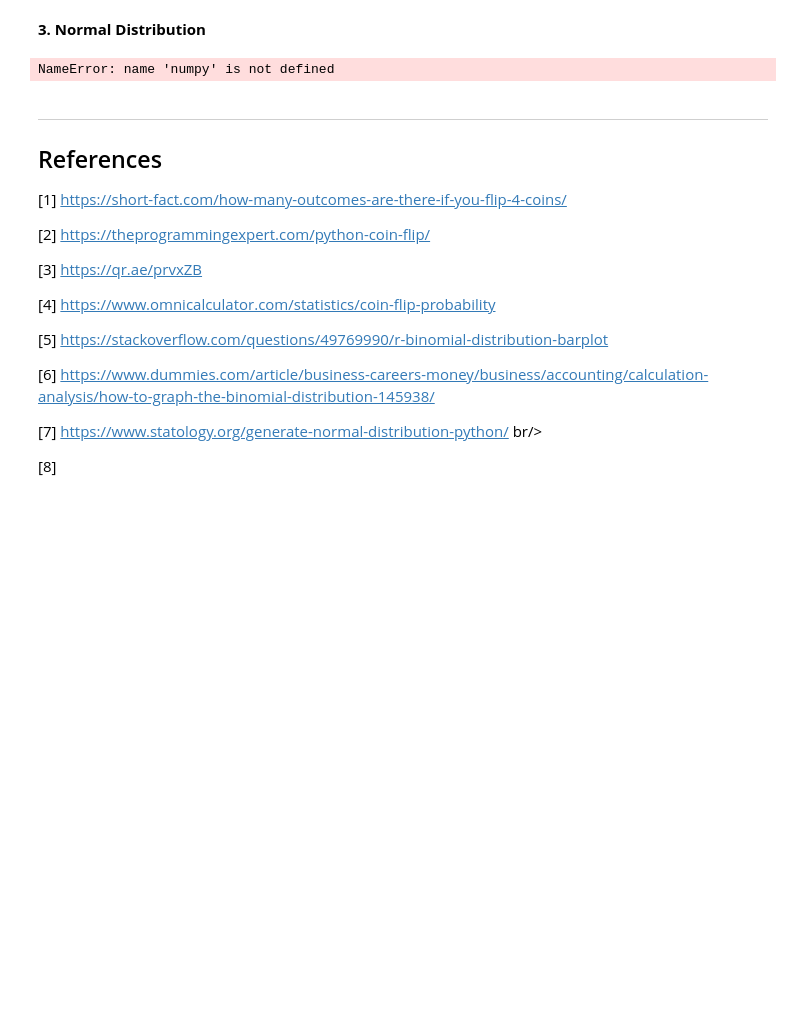
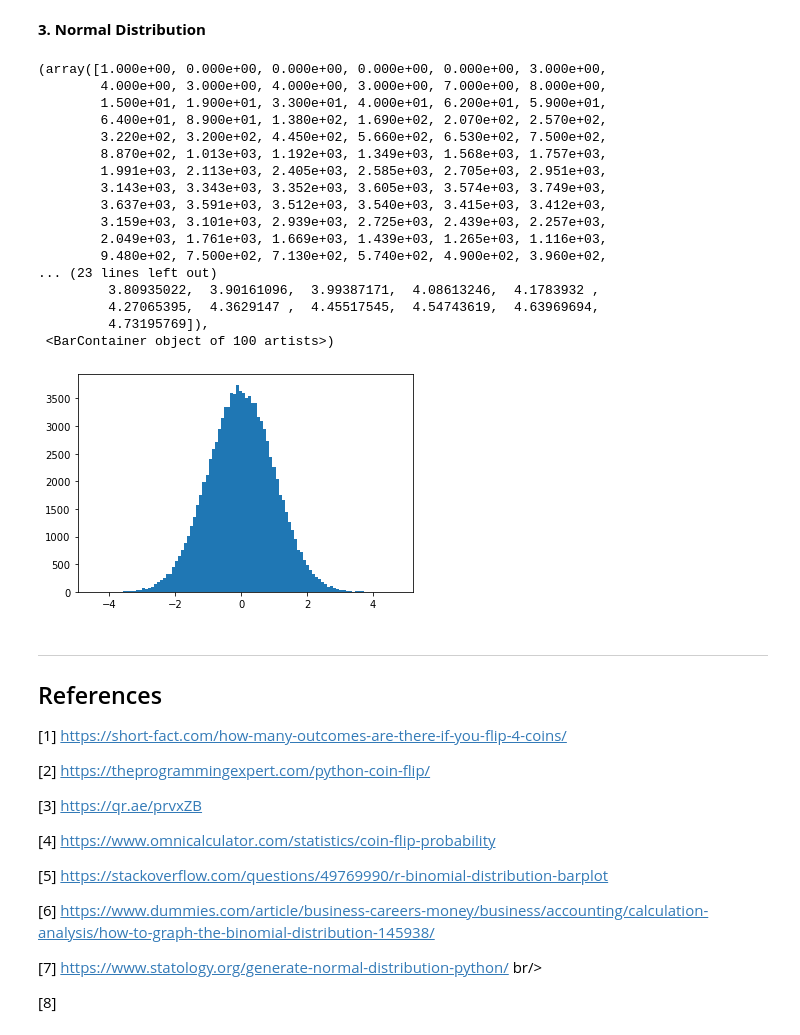
Before and after one commit to JTohall/Fundamentals_of_DataAnalysis, a Jupyter notebook: Practicals/2. Randomness.ipynb, the cells around one changed output. Drawn from its saved outputs; the diff is of its cells as text; code cells hidden in the pictures; blank space fills up the shorter version.

```diff
--- a/Practicals/2. Randomness.ipynb
+++ b/Practicals/2. Randomness.ipynb
@@ -126,9 +184,33 @@ import matplotlib.pyplot as plt
 # %% [markdown]
 **3. Normal Distribution**
 # %%
-numpy.random.normal(loc=0.0, scale=1.0, size=None)
+
+rng = np.random.default_rng(0)
+
+samples = rng.standard_normal(100000)
+
+fig, ax = plt.subplots()
+
+ax.hist(samples, bins=100)
 # %% [output]
-NameError: name 'numpy' is not defined
+(array([1.000e+00, 0.000e+00, 0.000e+00, 0.000e+00, 0.000e+00, 3.000e+00,
+        4.000e+00, 3.000e+00, 4.000e+00, 3.000e+00, 7.000e+00, 8.000e+00,
+        1.500e+01, 1.900e+01, 3.300e+01, 4.000e+01, 6.200e+01, 5.900e+01,
+        6.400e+01, 8.900e+01, 1.380e+02, 1.690e+02, 2.070e+02, 2.570e+02,
+        3.220e+02, 3.200e+02, 4.450e+02, 5.660e+02, 6.530e+02, 7.500e+02,
+        8.870e+02, 1.013e+03, 1.192e+03, 1.349e+03, 1.568e+03, 1.757e+03,
+        1.991e+03, 2.113e+03, 2.405e+03, 2.585e+03, 2.705e+03, 2.951e+03,
+        3.143e+03, 3.343e+03, 3.352e+03, 3.605e+03, 3.574e+03, 3.749e+03,
+        3.637e+03, 3.591e+03, 3.512e+03, 3.540e+03, 3.415e+03, 3.412e+03,
+        3.159e+03, 3.101e+03, 2.939e+03, 2.725e+03, 2.439e+03, 2.257e+03,
+        2.049e+03, 1.761e+03, 1.669e+03, 1.439e+03, 1.265e+03, 1.116e+03,
+        9.480e+02, 7.500e+02, 7.130e+02, 5.740e+02, 4.900e+02, 3.960e+02,
+... (23 lines left out)
+         3.80935022,  3.90161096,  3.99387171,  4.08613246,  4.1783932 ,
+         4.27065395,  4.3629147 ,  4.45517545,  4.54743619,  4.63969694,
+         4.73195769]),
+ <BarContainer object of 100 artists>)
+[figure, added]
 # %% [markdown]
 ---
 
```
Also changed, not shown: parts of 3 cells of this notebook.
